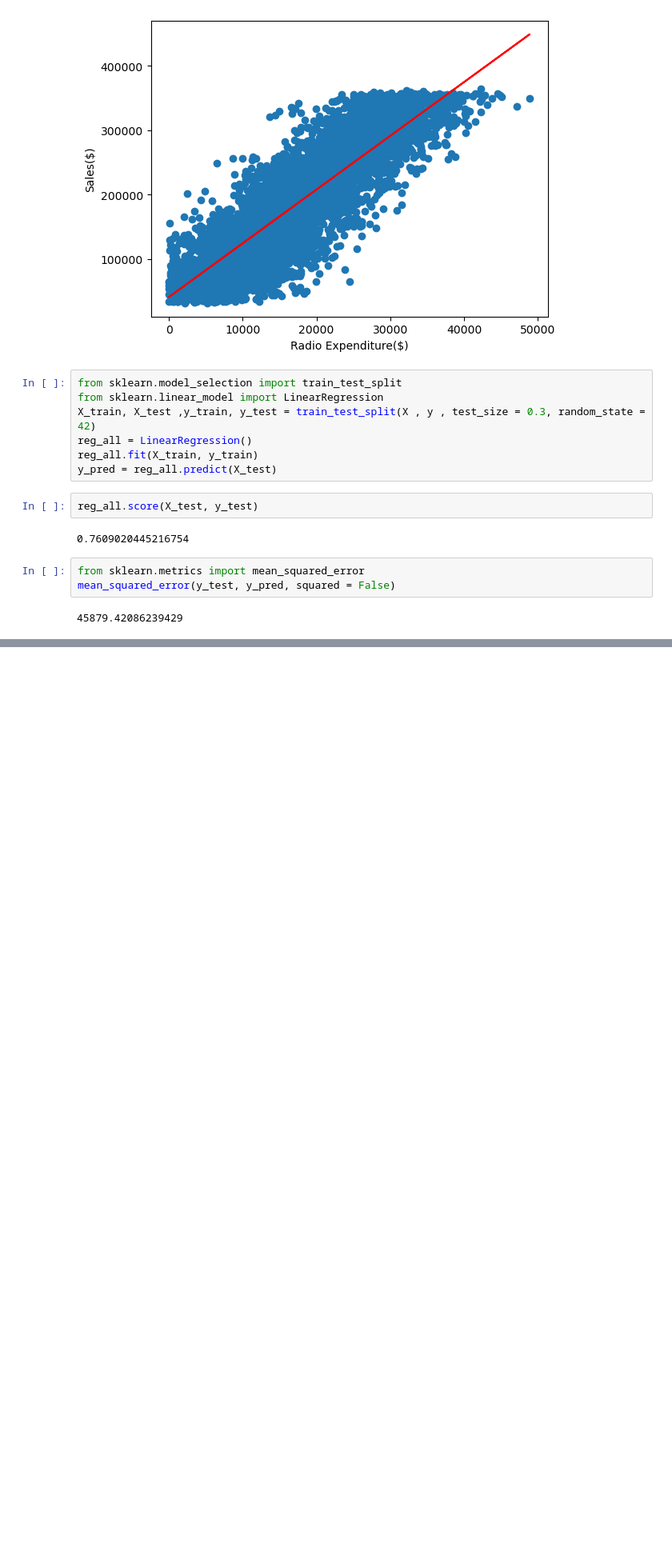
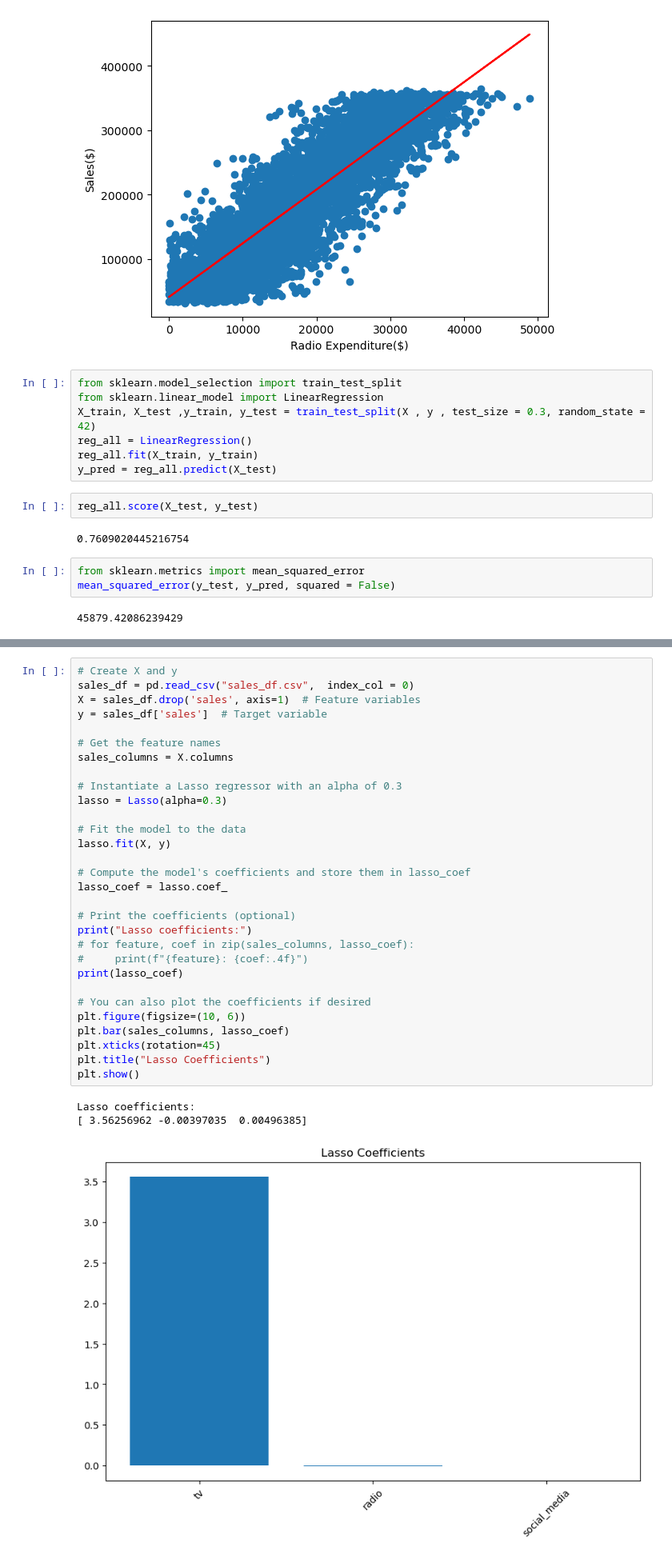
Before and after one commit to luphone04/DataScience, a Jupyter notebook: Week10/W9_LuPhoneMaw_6511157.ipynb, the cells around one changed output, grey strips where cells are left out. Shown at 80% size. Saved outputs shown, nothing was run; the diff lists cells and outputs as text; blank space fills up the shorter version.

```diff
--- a/Week10/W9_LuPhoneMaw_6511157.ipynb
+++ b/Week10/W9_LuPhoneMaw_6511157.ipynb
@@ -366,0 +415,34 @@ RMSE: 2884.2617806264802
+# %%
+# Create X and y
+sales_df = pd.read_csv("sales_df.csv",  index_col = 0)
+X = sales_df.drop('sales', axis=1)  # Feature variables
+y = sales_df['sales']  # Target variable
+
+# Get the feature names
+sales_columns = X.columns
+
+# Instantiate a Lasso regressor with an alpha of 0.3
+lasso = Lasso(alpha=0.3)
+
+# Fit the model to the data
+lasso.fit(X, y)
+
+# Compute the model's coefficients and store them in lasso_coef
+lasso_coef = lasso.coef_
+
+# Print the coefficients (optional)
+print("Lasso coefficients:")
+# for feature, coef in zip(sales_columns, lasso_coef):
+#     print(f"{feature}: {coef:.4f}")
+print(lasso_coef)
+
+# You can also plot the coefficients if desired
+plt.figure(figsize=(10, 6))
+plt.bar(sales_columns, lasso_coef)
+plt.xticks(rotation=45)
+plt.title("Lasso Coefficients")
+plt.show()
+# %% [output]
+Lasso coefficients:
+[ 3.56256962 -0.00397035  0.00496385]
+[figure, added]
```
Also changed, not shown: parts of 9 cells of this notebook, 8 other files.
